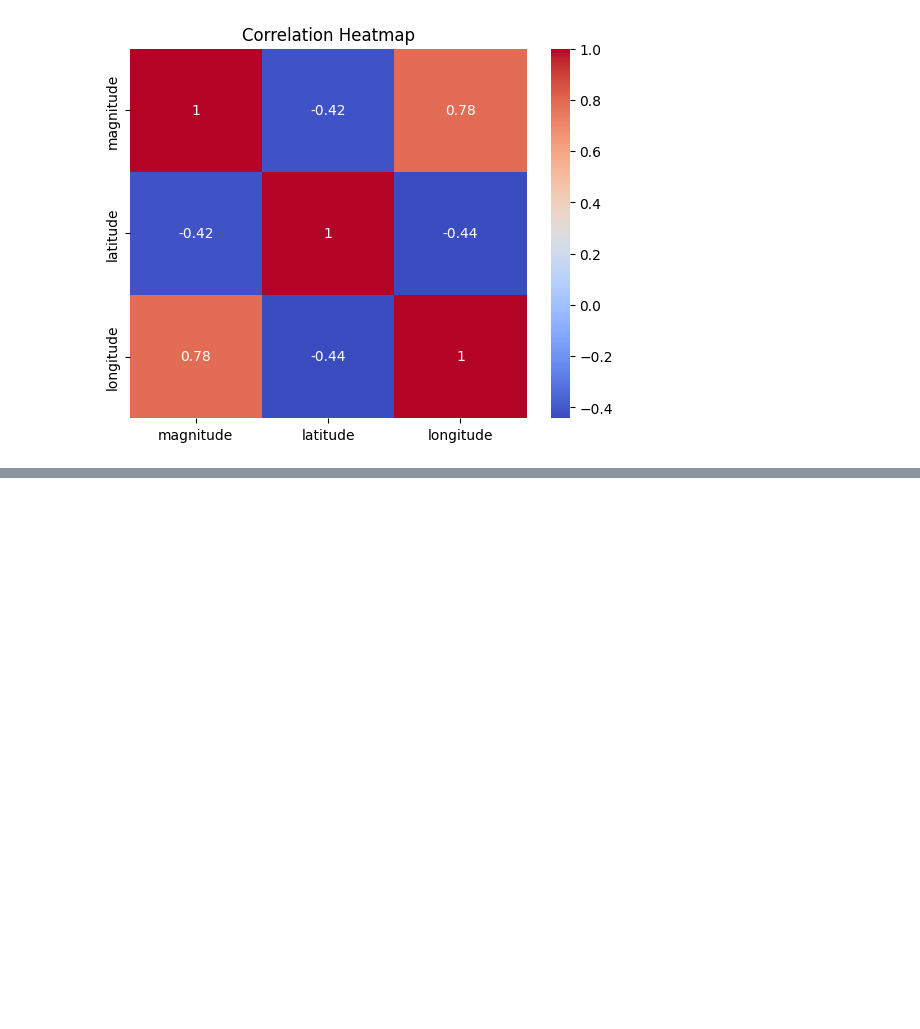
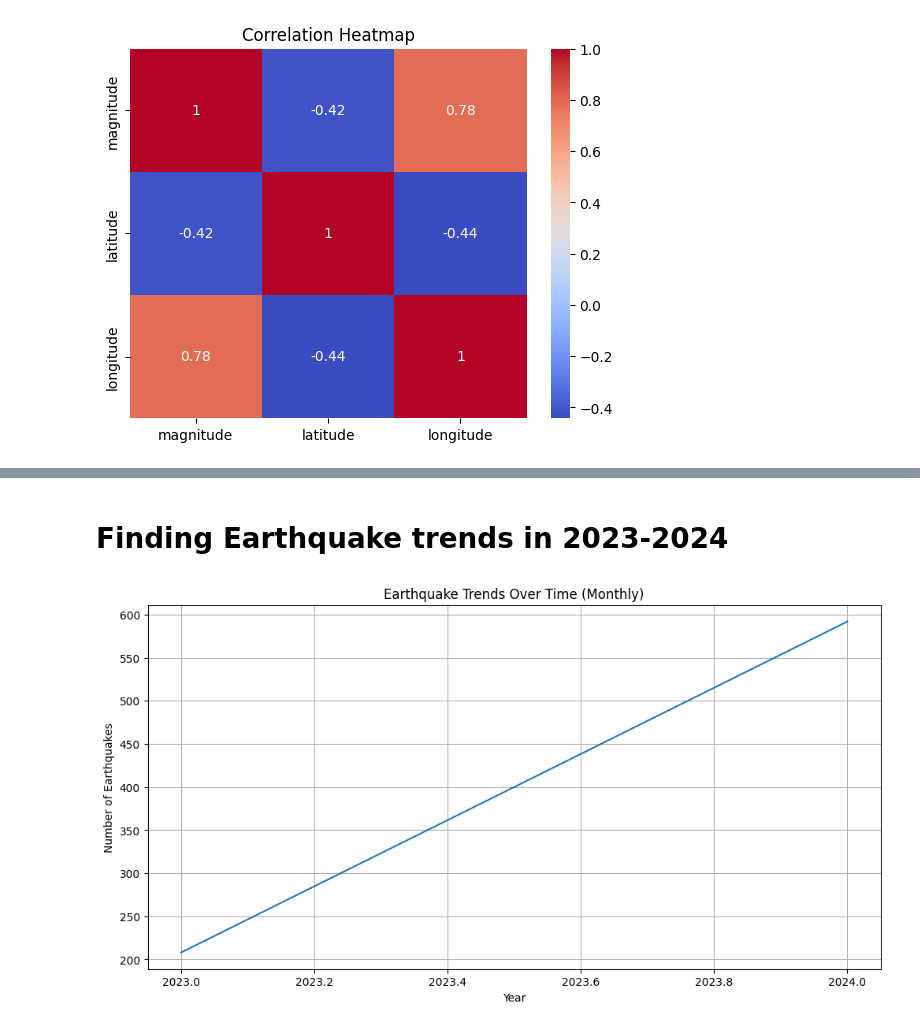
Before and after one commit to adarshm11/earthquakes-analysis, a Jupyter notebook: CS_131_Earthquakes_Analysis.ipynb, the cells around one changed output, grey strips where cells are left out. Saved outputs shown, nothing was run; the diff lists cells and outputs as text; code cells hidden in the pictures; blank space fills up the shorter version.

```diff
--- a/CS_131_Earthquakes_Analysis.ipynb
+++ b/CS_131_Earthquakes_Analysis.ipynb
@@ -109,0 +151,19 @@ Correlation between magnitude and longitude: 0.7838025200577978
+# %% [markdown]
+# Finding Earthquake trends in 2023-2024
+# %%
+df['date'] = pd.to_datetime(df['date'], errors='coerce')
+
+df['year'] = df['date'].dt.year
+df['month'] = df['date'].dt.month
+df['day'] = df['date'].dt.day
+
+earthquakes_per_year = df.groupby('year')['magnitude'].count()
+plt.figure(figsize=(12, 6))
+plt.plot(earthquakes_per_year.index, earthquakes_per_year.values)
+plt.xlabel('Year')
+plt.ylabel('Number of Earthquakes')
+plt.title('Earthquake Trends Over Time (Monthly)')
+plt.grid(True)
+plt.show()
+# %% [output]
+[figure, added]
```
Also changed, not shown: parts of 17 cells of this notebook.
